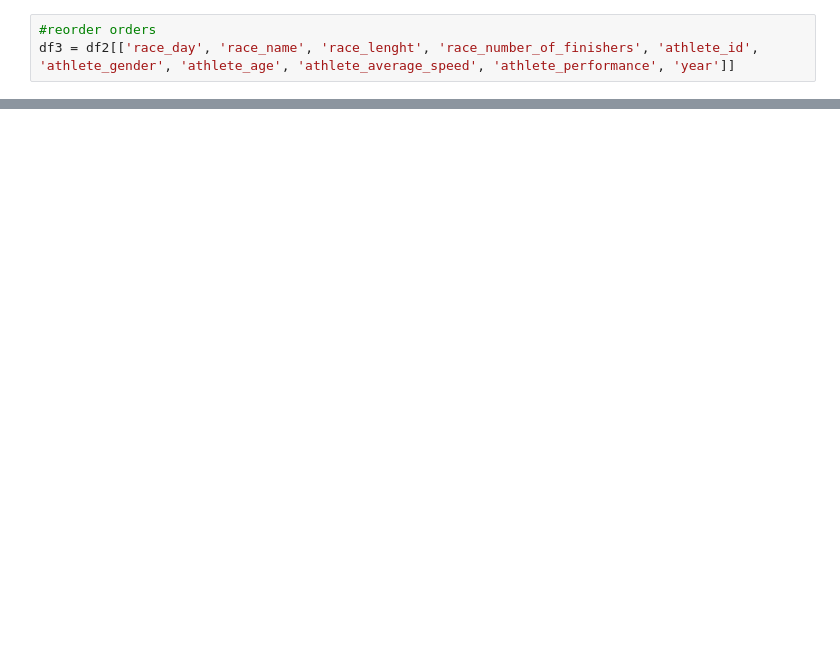
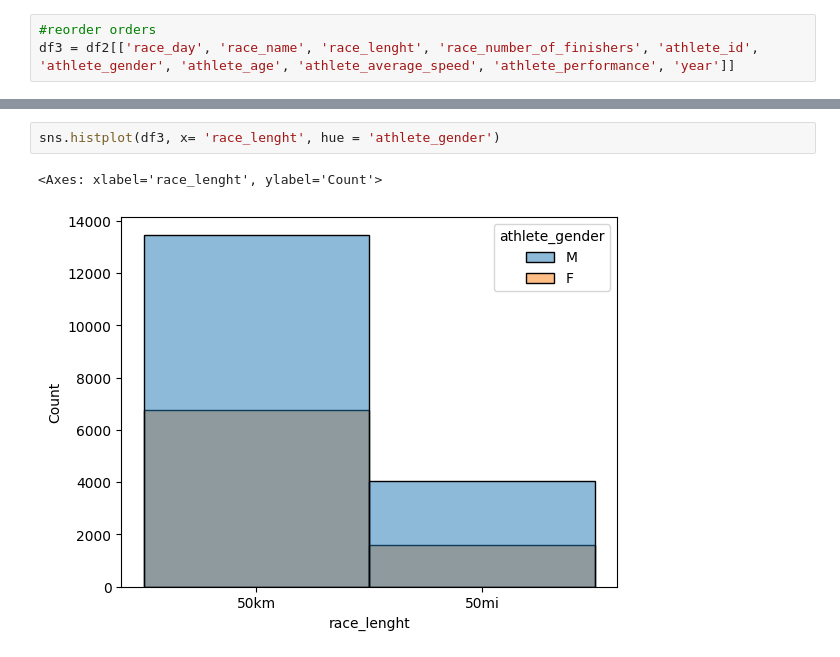
Before and after one commit to devoctaviooliveira/Marathon-Pandas-Project, a Jupyter notebook: MarathonProject.ipynb, the cells around one changed output, grey strips where cells are left out. Drawn from its saved outputs; the diff is of its cells as text; blank space fills up the shorter version.

```diff
--- a/MarathonProject.ipynb
+++ b/MarathonProject.ipynb
@@ -379,0 +413,5 @@ df3.head()
+# %%
+sns.histplot(df3, x= 'race_lenght', hue = 'athlete_gender')
+# %% [output]
+<Axes: xlabel='race_lenght', ylabel='Count'>
+[figure, added]
```
Also changed, not shown: parts of 16 cells of this notebook.
